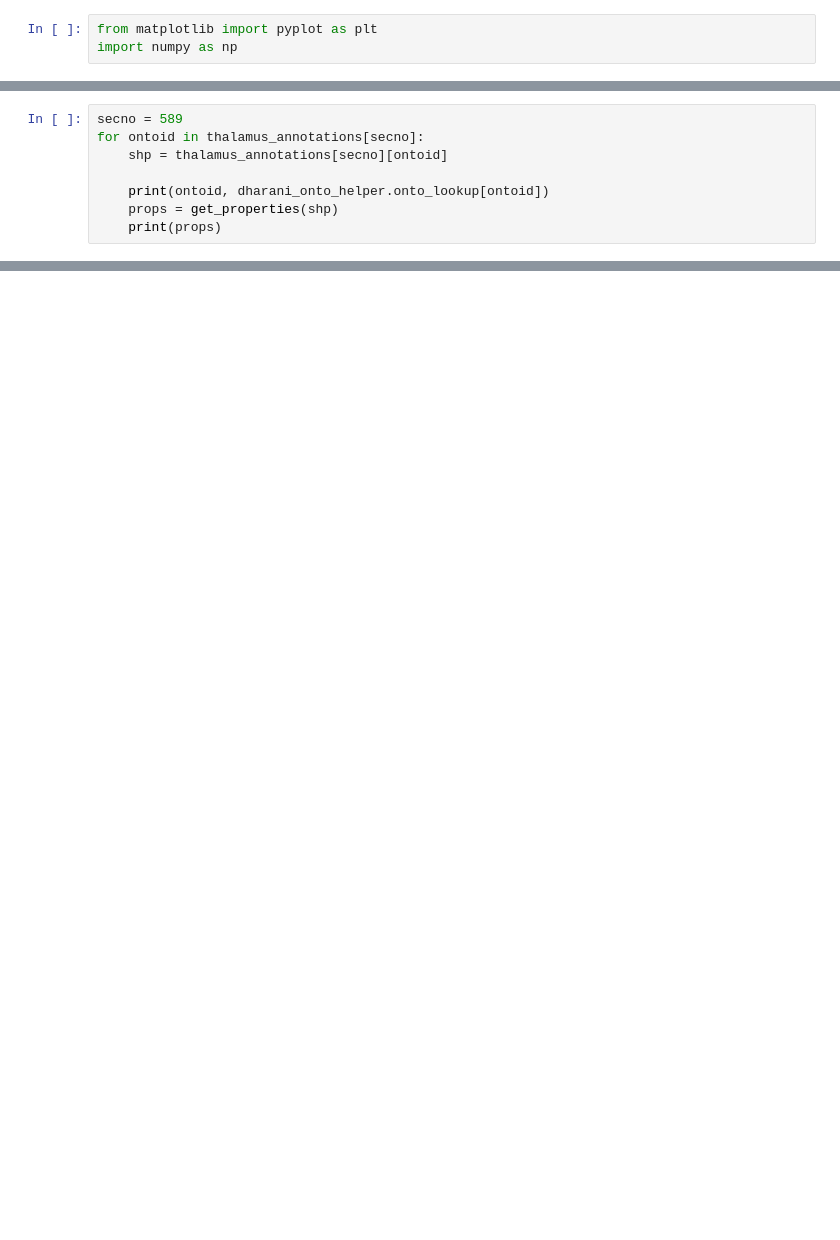
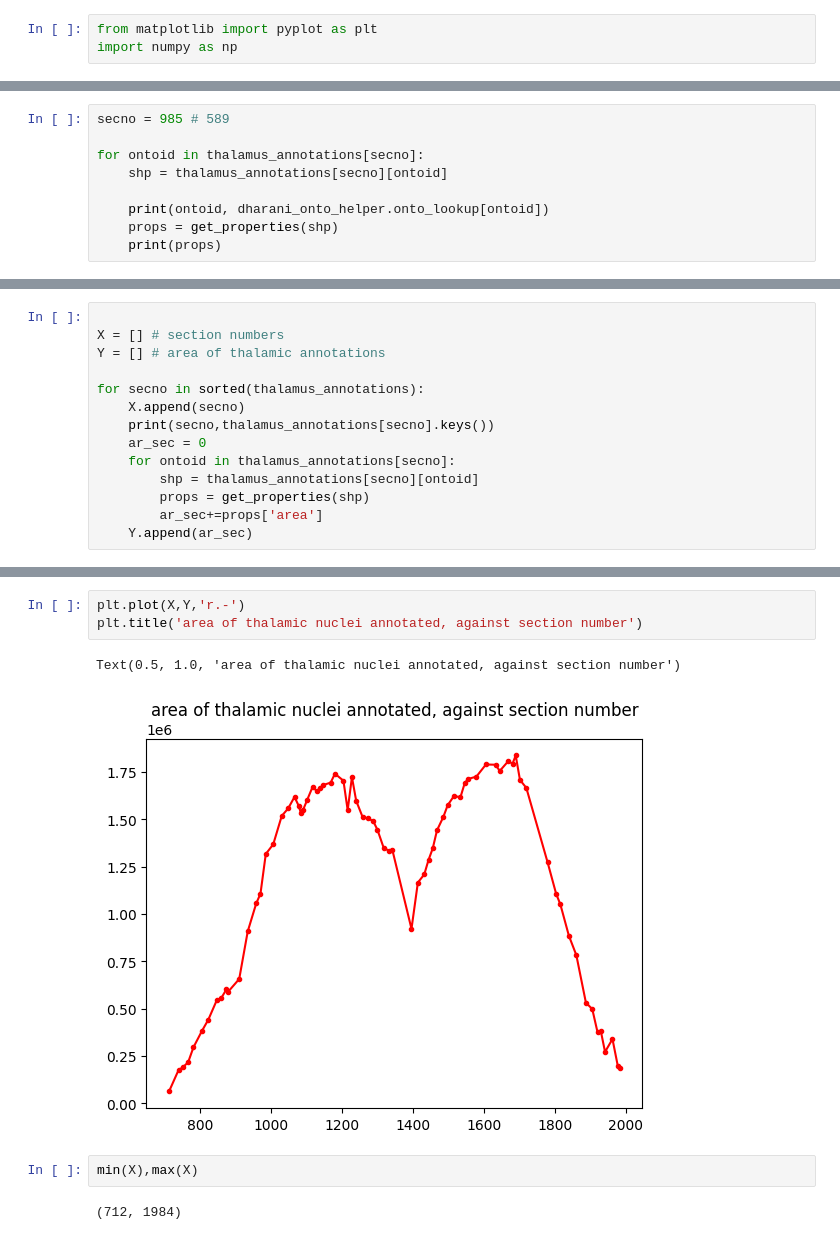
Before and after one commit to SGBC-IITM/DHARANI_data_tutorial, a Jupyter notebook: notebooks/dharani_annotation_stats.ipynb, the cells around one changed output, grey strips where cells are left out. Saved outputs shown, nothing was run; the diff lists cells and outputs as text; blank space fills up the shorter version.

```diff
--- a/notebooks/dharani_annotation_stats.ipynb
+++ b/notebooks/dharani_annotation_stats.ipynb
@@ -176,5 +176,6 @@ Text(0.5, 1.0, 'number of thalamic nuclei annotated, against section number')
 # %%
-secno = 589
+secno = 985 # 589
+
 for ontoid in thalamus_annotations[secno]:
     shp = thalamus_annotations[secno][ontoid]
 
@@ -201,0 +204,14 @@ for ontoid in thalamus_annotations[secno]:
+# %%
+
+X = [] # section numbers
+Y = [] # area of thalamic annotations
+
+for secno in sorted(thalamus_annotations):
+    X.append(secno)
+    print(secno,thalamus_annotations[secno].keys())
+    ar_sec = 0
+    for ontoid in thalamus_annotations[secno]:
+        shp = thalamus_annotations[secno][ontoid]
+        props = get_properties(shp)
+        ar_sec+=props['area']
+    Y.append(ar_sec)
@@ -201,0 +236,10 @@ for ontoid in thalamus_annotations[secno]:
+# %%
+plt.plot(X,Y,'r.-')
+plt.title('area of thalamic nuclei annotated, against section number')
+# %% [output]
+Text(0.5, 1.0, 'area of thalamic nuclei annotated, against section number')
+[figure, added]
+# %%
+min(X),max(X)
+# %% [output]
+(712, 1984)
```
Also changed, not shown: parts of 11 cells of this notebook, 5 other files.
